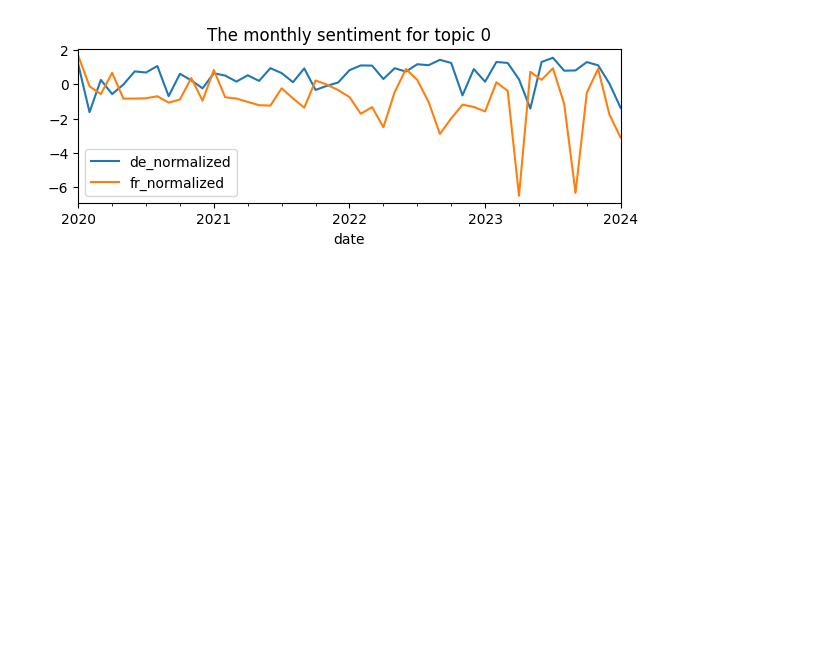
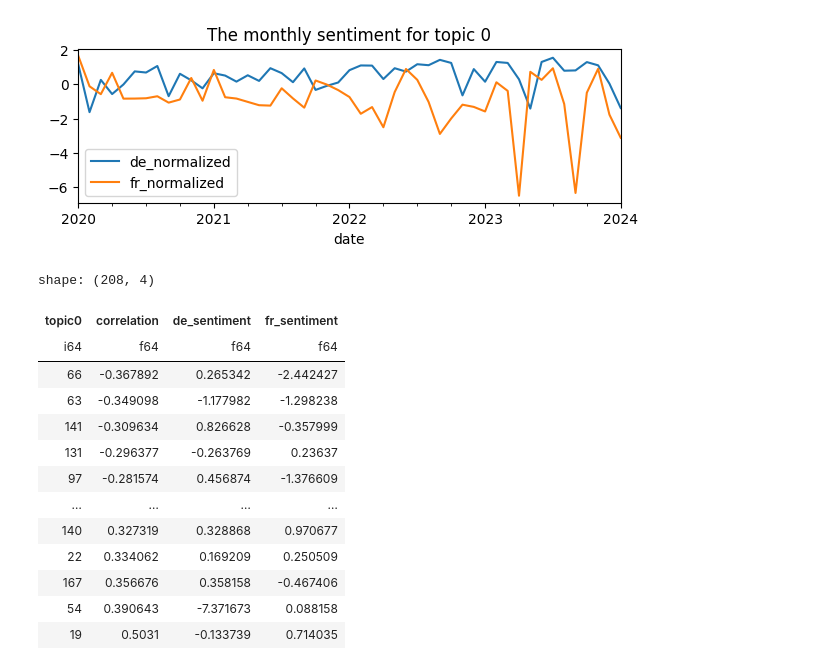
Before and after one commit to ETS-HS24/20-minuten, a Jupyter notebook: analysis/analyze-topic-sentiment.ipynb, the cells around one changed output. Saved outputs shown, nothing was run; the diff lists cells and outputs as text; code cells hidden in the pictures; blank space fills up the shorter version.

```diff
--- a/analysis/analyze-topic-sentiment.ipynb
+++ b/analysis/analyze-topic-sentiment.ipynb
@@ -307,9 +304,28 @@ topic_sentiment_correlation = (
     normalized_monthly_sentiment
     .group_by(col("topic0"))
     .agg(
-        pl.corr("de_normalized", "fr_normalized").alias("correlation")
+        pl.corr("de_normalized", "fr_normalized").alias("correlation"),
+        pl.mean("de_normalized").alias("de_sentiment"),
+        pl.mean("fr_normalized").alias("fr_sentiment"),
     ).sort(by="correlation")
 )
 
 topic_sentiment_correlation.to_pandas().to_csv("./analysis/topic-sentiment-correlation.csv")
+# %%
+topic_sentiment_correlation
+# %% [output]
+shape: (208, 4)
+| topic0 | correlation | de_sentiment | fr_sentiment |
+| i64 | f64 | f64 | f64 |
+| 66 | -0.367892 | 0.265342 | -2.442427 |
+| 63 | -0.349098 | -1.177982 | -1.298238 |
+| 141 | -0.309634 | 0.826628 | -0.357999 |
+| 131 | -0.296377 | -0.263769 | 0.23637 |
+| 97 | -0.281574 | 0.456874 | -1.376609 |
+| … | … | … | … |
+| 140 | 0.327319 | 0.328868 | 0.970677 |
+| 22 | 0.334062 | 0.169209 | 0.250509 |
+| 167 | 0.356676 | 0.358158 | -0.467406 |
+| 54 | 0.390643 | -7.371673 | 0.088158 |
+| 19 | 0.5031 | -0.133739 | 0.714035 |
 # %%
```
Also changed, not shown: parts of 6 cells of this notebook, 1 other file.
